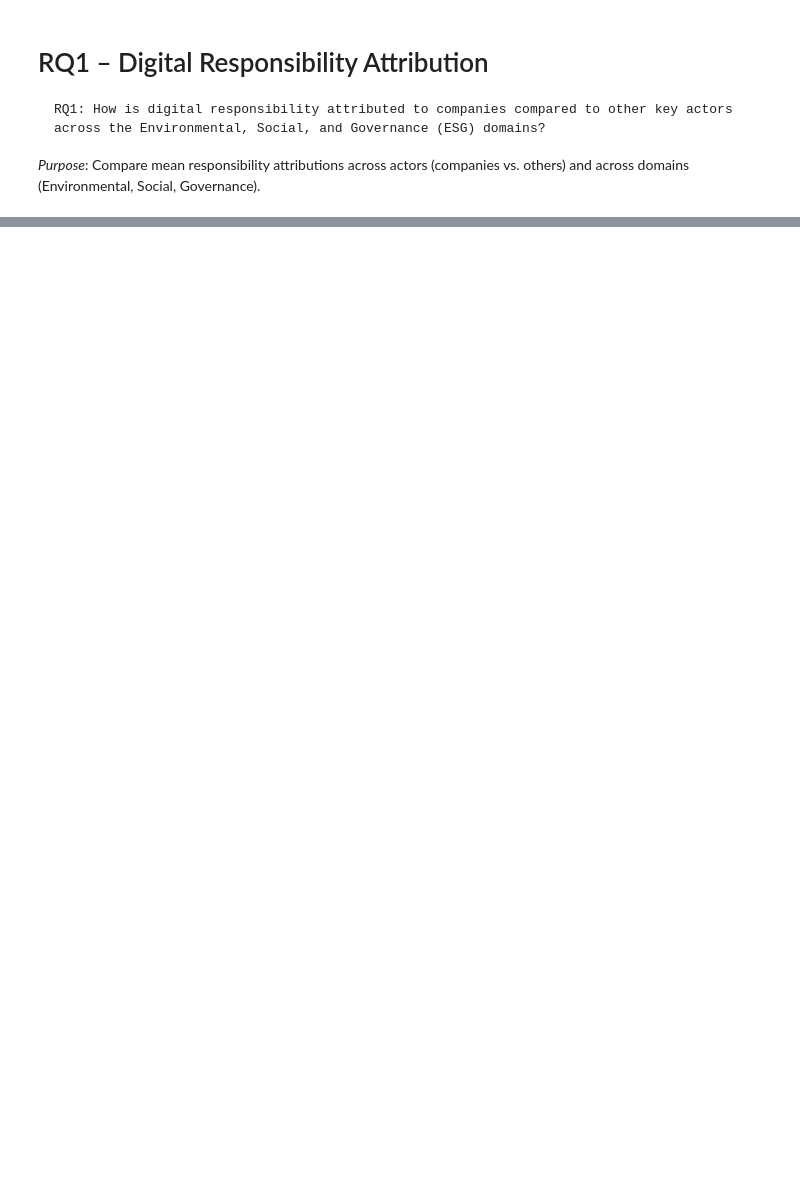
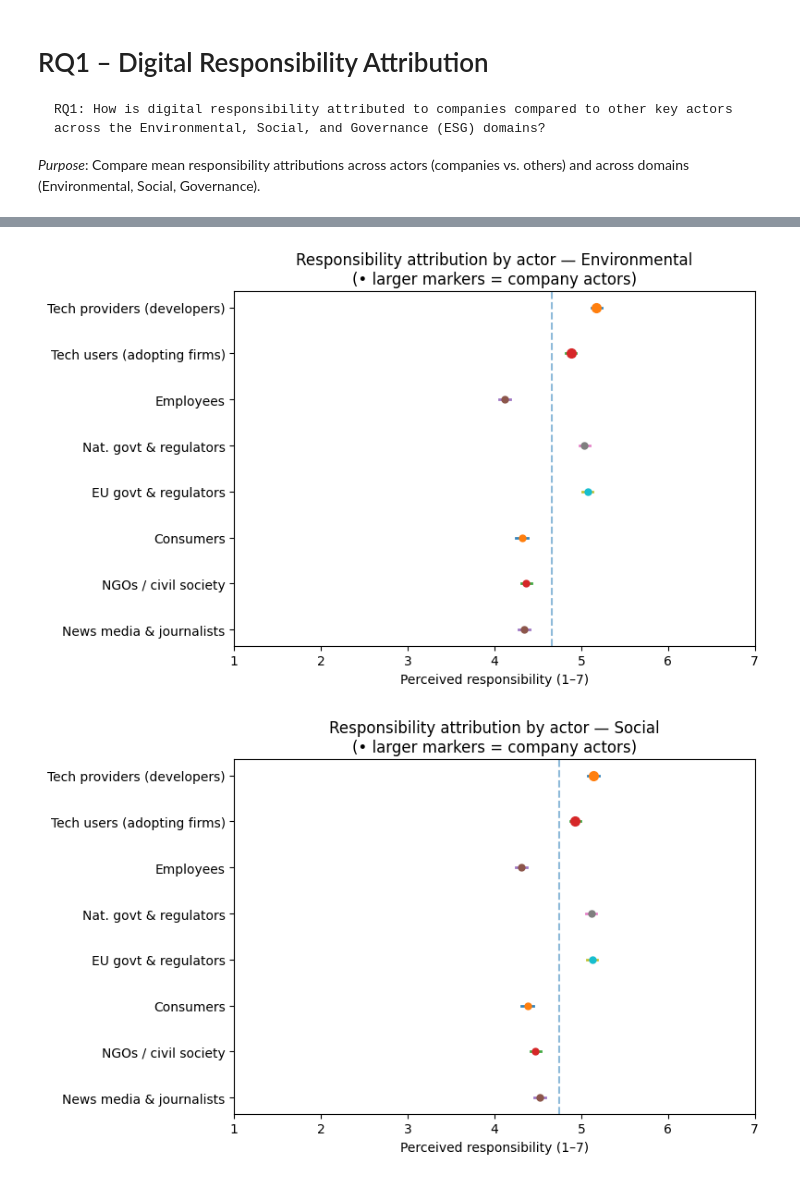
Before and after one commit to annekroon/corporate-digital-responsibility, a Jupyter notebook: 03_RQ1.ipynb, the cells around one changed output, grey strips where cells are left out. Drawn from its saved outputs; the diff is of its cells as text; code cells hidden in the pictures; blank space fills up the shorter version.

```diff
--- a/03_RQ1.ipynb
+++ b/03_RQ1.ipynb
@@ -300,0 +841,38 @@ Loaded 2,246 rows from ASCOR-FMG-14116-CDR (Projectfolder)/analysis_out/cdr_keep
+# %%
+# === Per-domain dot+CI chart: all actors, companies highlighted ===
+import matplotlib.pyplot as plt
+import numpy as np
+
+# reuse your `desc` (means + CI) and actor ordering
+domains = ["Environmental","Social","Governance"]
+company_labels = {"Tech providers (developers)", "Tech users (adopting firms)"}
+
+for dom in domains:
+    sub = desc[desc["domain"]==dom].copy()
+    sub = sub.set_index("actor").loc[ACTOR_ORDER].reset_index()
+
+    y = np.arange(len(sub))
+    fig = plt.figure(figsize=(8,5))
+    ax = plt.gca()
+
+    # vertical guide at overall mean (optional)
+    ax.axvline(sub["mean"].mean(), linestyle="--", alpha=0.5)
+
+    # CIs
+    for i, (m, lo, hi, a) in enumerate(zip(sub["mean"], sub["ci_low"], sub["ci_high"], sub["actor"])):
+        ax.plot([lo, hi], [i, i], lw=2, alpha=0.9)
+        ax.plot(m, i, "o", ms=7 if a in company_labels else 5)
+
+    # style
+    ax.set_yticks(y, sub["actor"])
+    ax.invert_yaxis()
+    ax.set_xlim(1,7)
+    ax.set_xlabel("Perceived responsibility (1–7)")
+    ax.set_title(f"Responsibility attribution by actor — {dom}\n(• larger markers = company actors)")
+    fig.tight_layout()
+
+    savefig_remote(fig, rd_join(OUT_DIR, f"rq1_{dom.lower()}_actors_dot_ci.png"))
+    plt.show()
+# %% [output]
+[figure, added]
+[figure, added]
```
Also changed, not shown: parts of 7 cells of this notebook, 5 other files.
